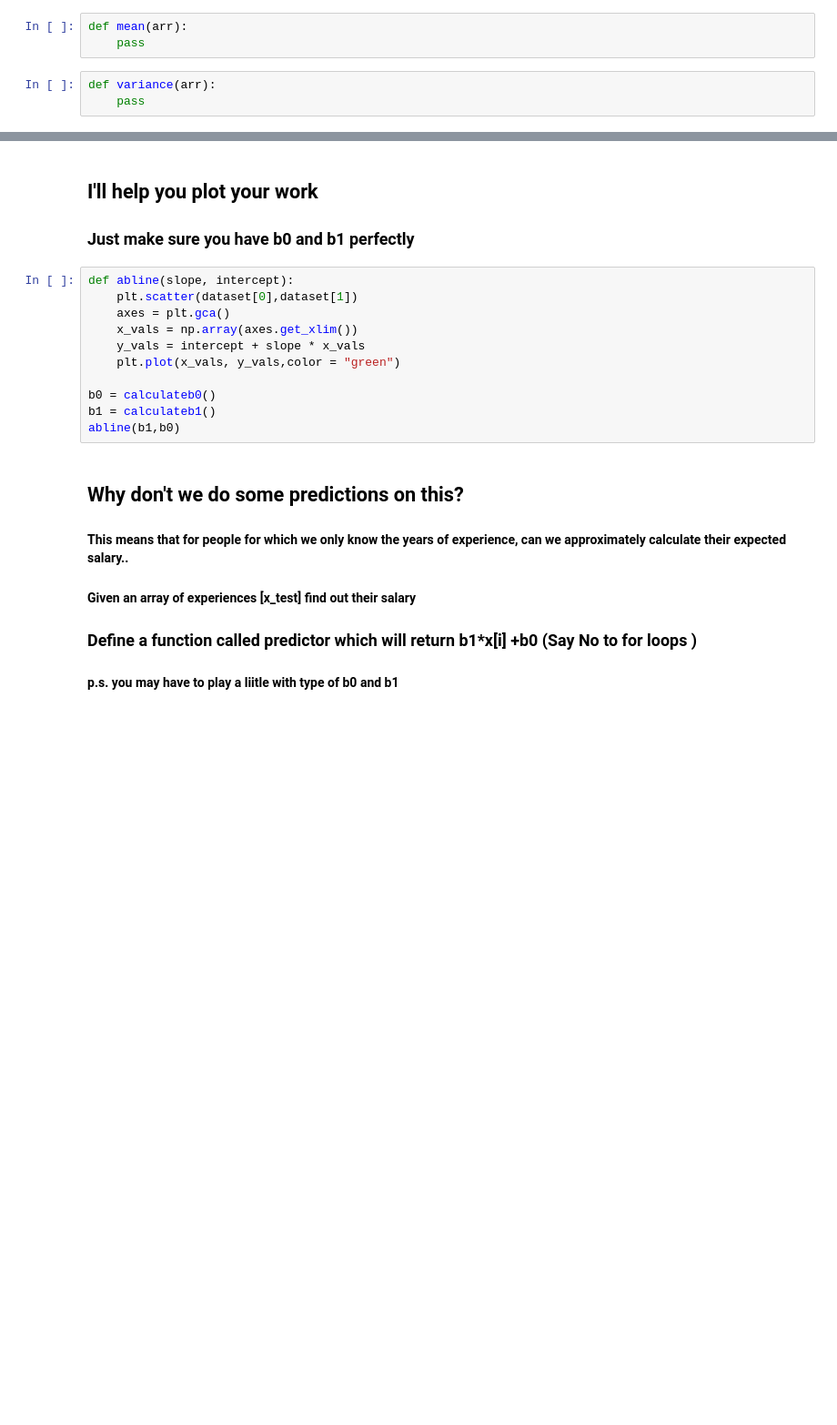
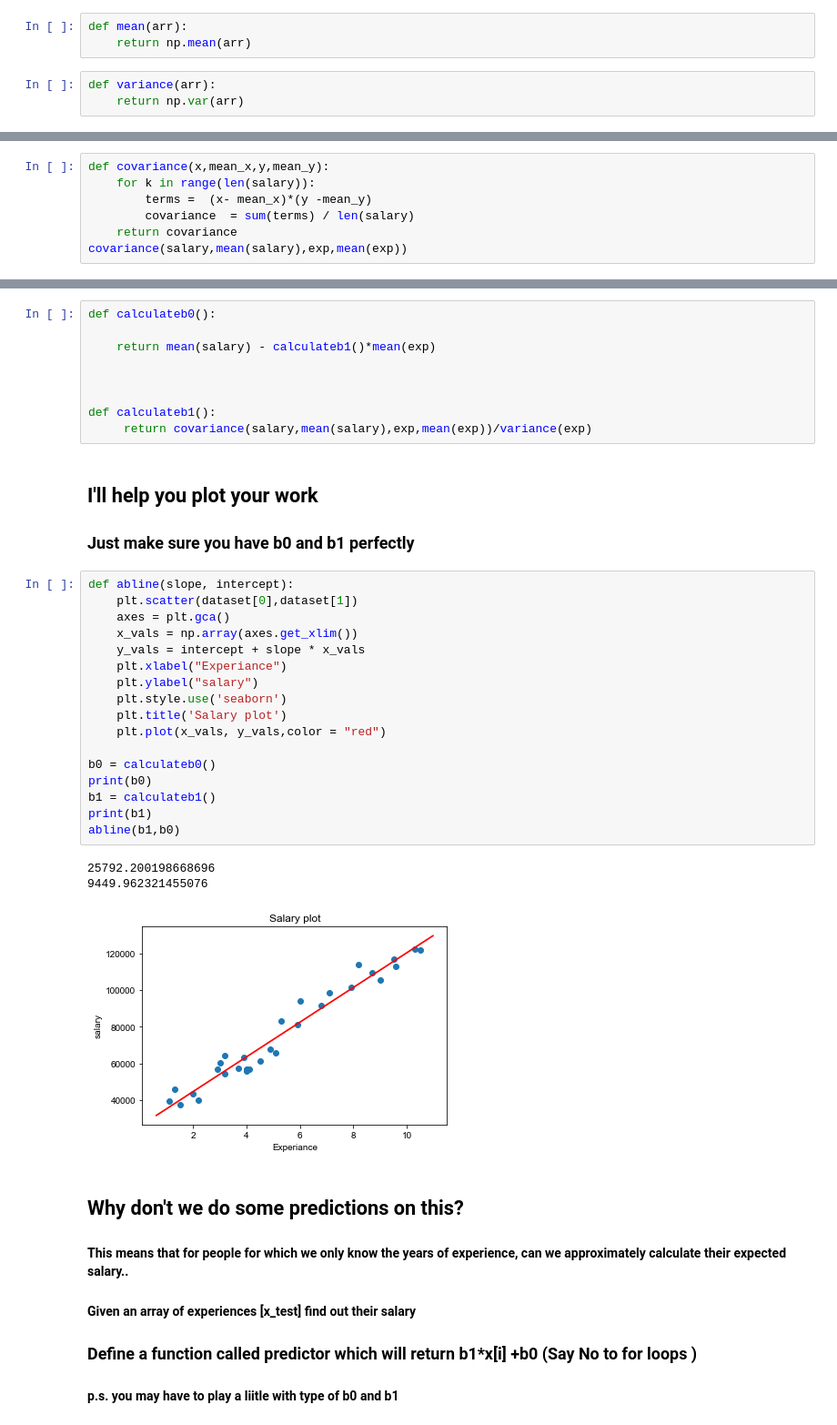
Before and after one commit to Smit-create/Assignment-1-MnC19, a Jupyter notebook: Assignments/Assignment 2 Numpy Pandas/Assignment-2.ipynb, the cells around one changed output, grey strips where cells are left out. Shown at 91% size. Drawn from its saved outputs; the diff is of its cells as text; blank space fills up the shorter version.

```diff
--- a/Assignments/Assignment 2 Numpy Pandas/Assignment-2.ipynb
+++ b/Assignments/Assignment 2 Numpy Pandas/Assignment-2.ipynb
@@ -343,10 +446,10 @@ you know X and Y don't you?
 ## Make functions to calculate mean and variance of a np.array
 # %%
 def mean(arr):
-    pass
+    return np.mean(arr)
 # %%
 def variance(arr):
-    pass
+    return np.var(arr)
 # %% [markdown]
 # A new thing probably is covariance
 
@@ -362,0 +463,7 @@ def covariance(x,mean_x,y,mean_y):
+# %%
+def covariance(x,mean_x,y,mean_y):
+    for k in range(len(salary)):
+        terms =  (x- mean_x)*(y -mean_y)
+        covariance  = sum(terms) / len(salary)
+    return covariance
+covariance(salary,mean(salary),exp,mean(exp))
@@ -379,3 +482,12 @@ def calculateb1():
+# %%
+def calculateb0():
+
+    return mean(salary) - calculateb1()*mean(exp)
+
+
+
+def calculateb1():
+     return covariance(salary,mean(salary),exp,mean(exp))/variance(exp)
 # %% [markdown]
 ## I'll help you plot your work
 
@@ -383,14 +495,24 @@ def calculateb1():
 # %%
 def abline(slope, intercept):
     plt.scatter(dataset[0],dataset[1])
     axes = plt.gca()
     x_vals = np.array(axes.get_xlim())
     y_vals = intercept + slope * x_vals
-    plt.plot(x_vals, y_vals,color = "green")
+    plt.xlabel("Experiance")
+    plt.ylabel("salary")
+    plt.style.use('seaborn')
+    plt.title('Salary plot')
+    plt.plot(x_vals, y_vals,color = "red")
 
 b0 = calculateb0()
+print(b0)
 b1 = calculateb1()
+print(b1)
 abline(b1,b0)
+# %% [output]
+25792.200198668696
+9449.962321455076
+[figure, added]
 # %% [markdown]
 ## Why don't we do some predictions on this?
 <h4>This means that for people for which we only know the years of experience,
```
Also changed, not shown: parts of 52 cells of this notebook, 2 other files.
